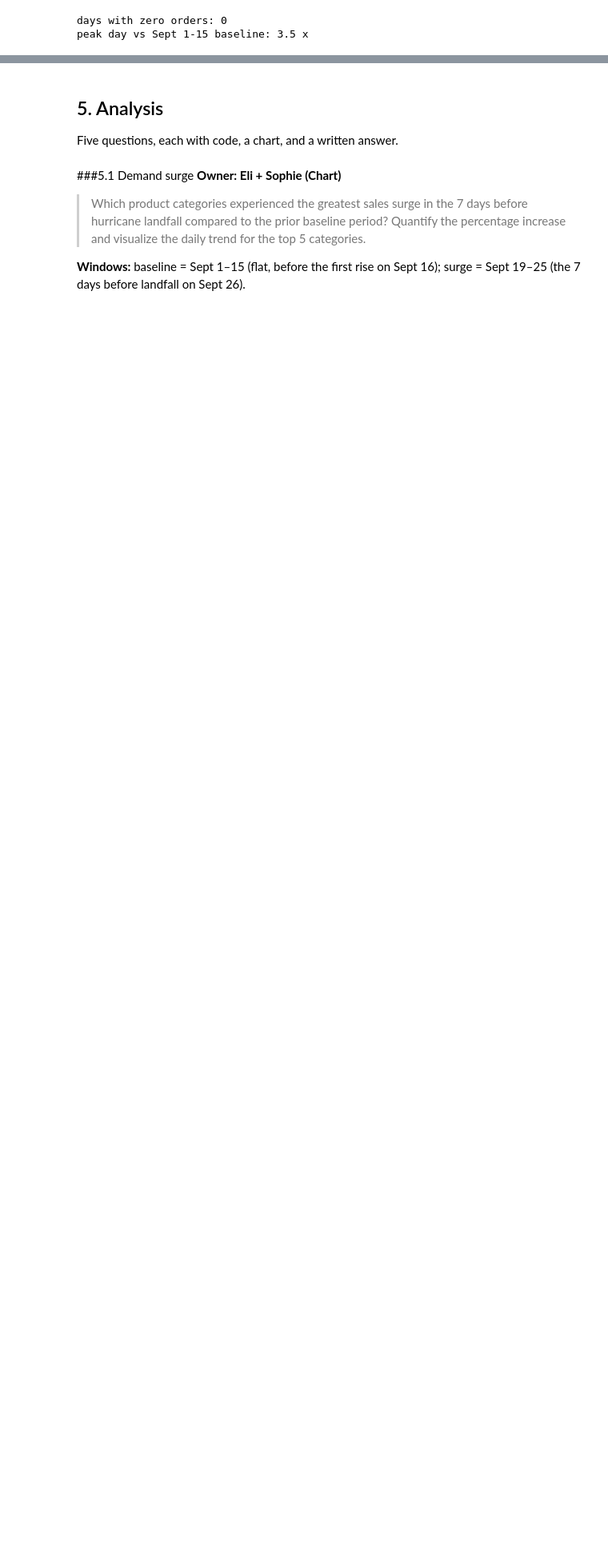
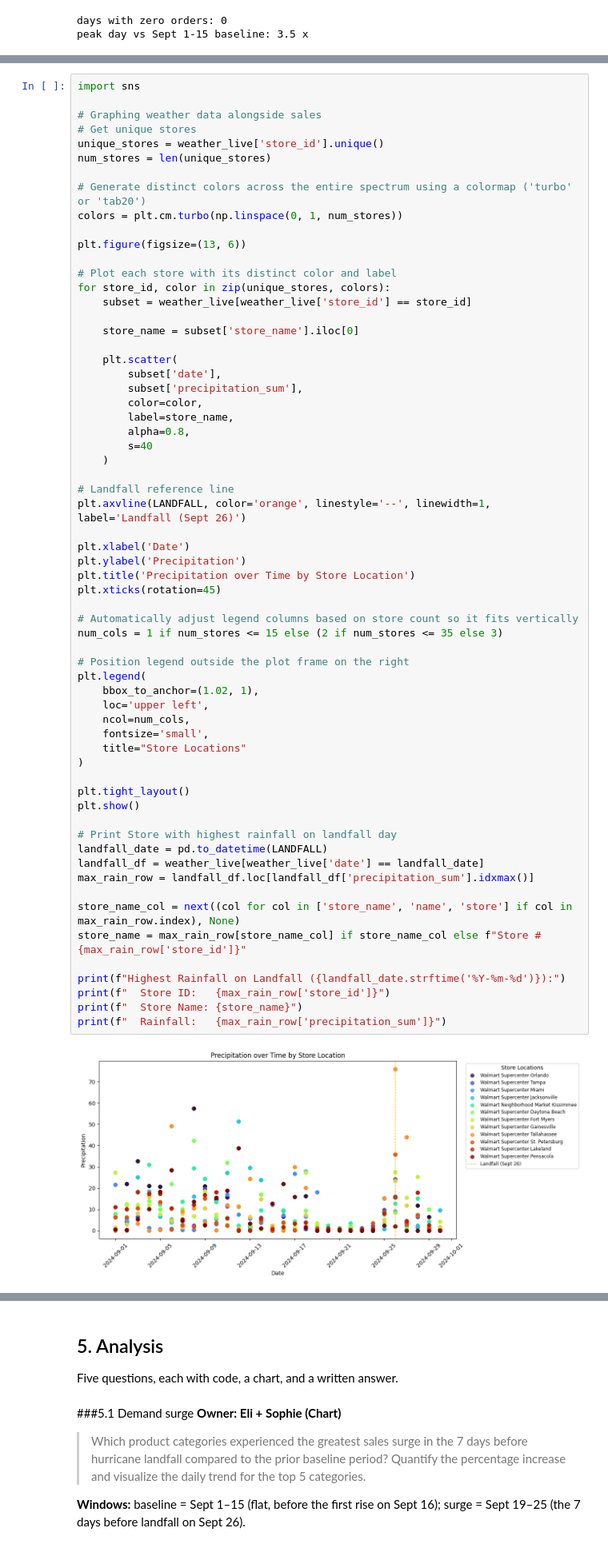
Before and after one commit to elijahschoeniger-cpu/Walmart-Project-1-, a Jupyter notebook: notebooks/team_notebook.ipynb, the cells around one changed output, grey strips where cells are left out. Shown at 80% size. Drawn from its saved outputs; the diff is of its cells as text; blank space fills up the shorter version.

```diff
--- a/notebooks/team_notebook.ipynb
+++ b/notebooks/team_notebook.ipynb
@@ -594,0 +665,65 @@ matches the saved copy: False
+# %%
+import sns
+
+# Graphing weather data alongside sales
+# Get unique stores
+unique_stores = weather_live['store_id'].unique()
+num_stores = len(unique_stores)
+
+# Generate distinct colors across the entire spectrum using a colormap ('turbo' or 'tab20')
+colors = plt.cm.turbo(np.linspace(0, 1, num_stores))
+
+plt.figure(figsize=(13, 6))
+
+# Plot each store with its distinct color and label
+for store_id, color in zip(unique_stores, colors):
+    subset = weather_live[weather_live['store_id'] == store_id]
+
+    store_name = subset['store_name'].iloc[0]
+
+    plt.scatter(
+        subset['date'],
+        subset['precipitation_sum'],
+        color=color,
+        label=store_name,
+        alpha=0.8,
+        s=40
+    )
+
+# Landfall reference line
+plt.axvline(LANDFALL, color='orange', linestyle='--', linewidth=1, label='Landfall (Sept 26)')
+
+plt.xlabel('Date')
+plt.ylabel('Precipitation')
+plt.title('Precipitation over Time by Store Location')
+plt.xticks(rotation=45)
+
+# Automatically adjust legend columns based on store count so it fits vertically
+num_cols = 1 if num_stores <= 15 else (2 if num_stores <= 35 else 3)
+
+# Position legend outside the plot frame on the right
+plt.legend(
+    bbox_to_anchor=(1.02, 1),
+    loc='upper left',
+    ncol=num_cols,
+    fontsize='small',
+    title="Store Locations"
+)
+
+plt.tight_layout()
+plt.show()
+
+# Print Store with highest rainfall on landfall day
+landfall_date = pd.to_datetime(LANDFALL)
+landfall_df = weather_live[weather_live['date'] == landfall_date]
+max_rain_row = landfall_df.loc[landfall_df['precipitation_sum'].idxmax()]
+
+store_name_col = next((col for col in ['store_name', 'name', 'store'] if col in max_rain_row.index), None)
+store_name = max_rain_row[store_name_col] if store_name_col else f"Store #{max_rain_row['store_id']}"
+
+print(f"Highest Rainfall on Landfall ({landfall_date.strftime('%Y-%m-%d')}):")
+print(f"  Store ID:   {max_rain_row['store_id']}")
+print(f"  Store Name: {store_name}")
+print(f"  Rainfall:   {max_rain_row['precipitation_sum']}")
+# %% [output]
+[figure, added]
```
Also changed, not shown: parts of 17 cells of this notebook.
